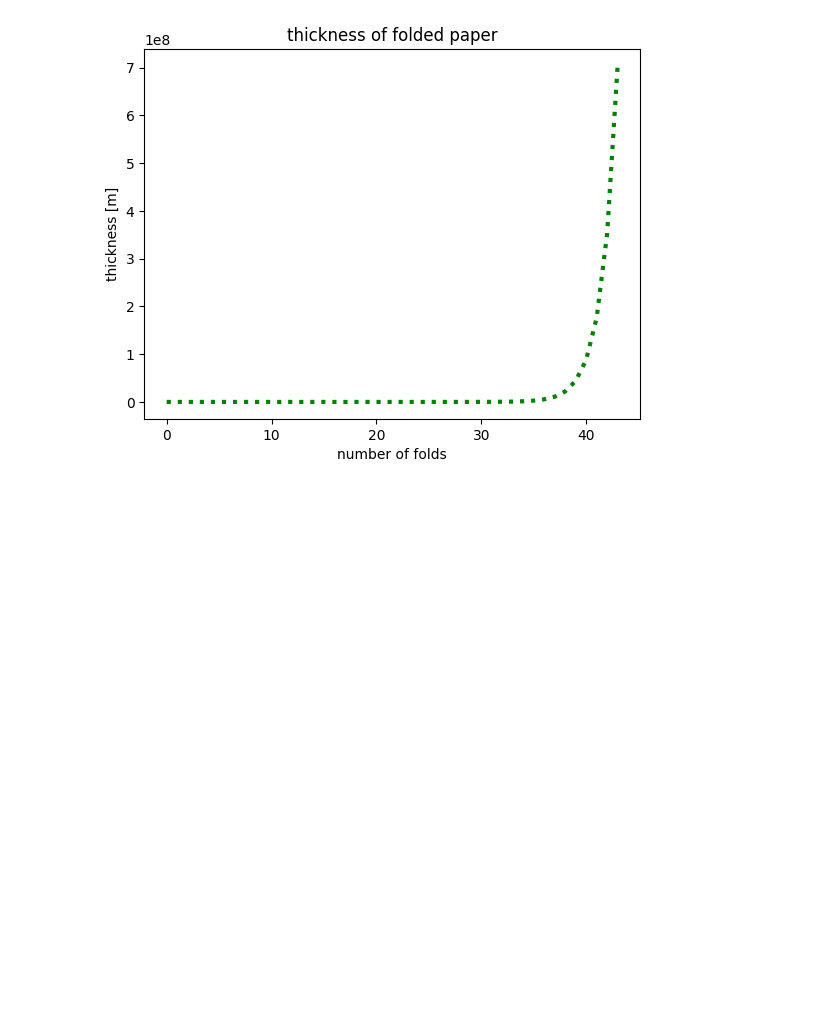
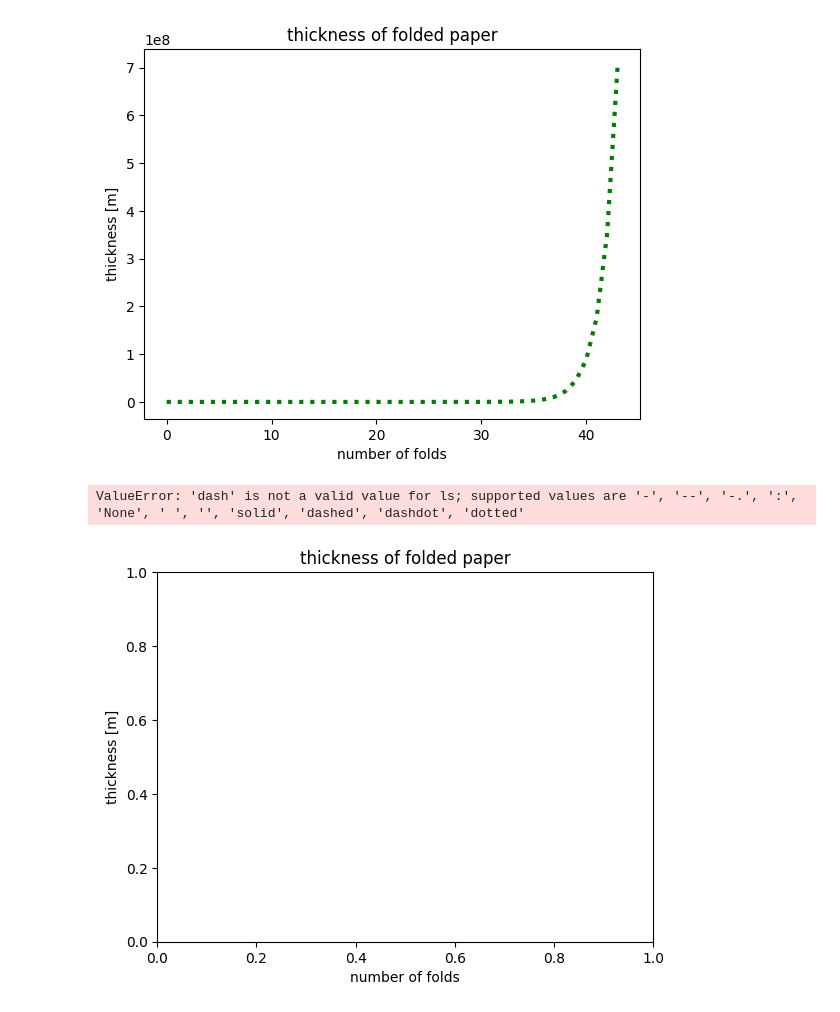
Before and after one commit to SaintElijah/for_git_study, a Jupyter notebook: PAPER FOLDING.ipynb, the cells around one changed output. Drawn from its saved outputs; the diff is of its cells as text; code cells hidden in the pictures; blank space fills up the shorter version.

```diff
--- a/PAPER FOLDING.ipynb
+++ b/PAPER FOLDING.ipynb
@@ -84,3 +84,12 @@ plt.plot(mylist, color='green', linestyle='dotted', linewidth=3)
 plt.show()
 # %% [output]
 [figure]
+# %%
+plt.title("thickness of folded paper")
+plt.xlabel("number of folds")
+plt.ylabel("thickness [m]")
+plt.plot(mylist, color='blue', linestyle='dash', linewidth=4)
+plt.show()
+# %% [output]
+ValueError: 'dash' is not a valid value for ls; supported values are '-', '--', '-.', ':', 'None', ' ', '', 'solid', 'dashed', 'dashdot', 'dotted'
+[figure, added]
```
Also changed, not shown: parts of 3 cells of this notebook.
